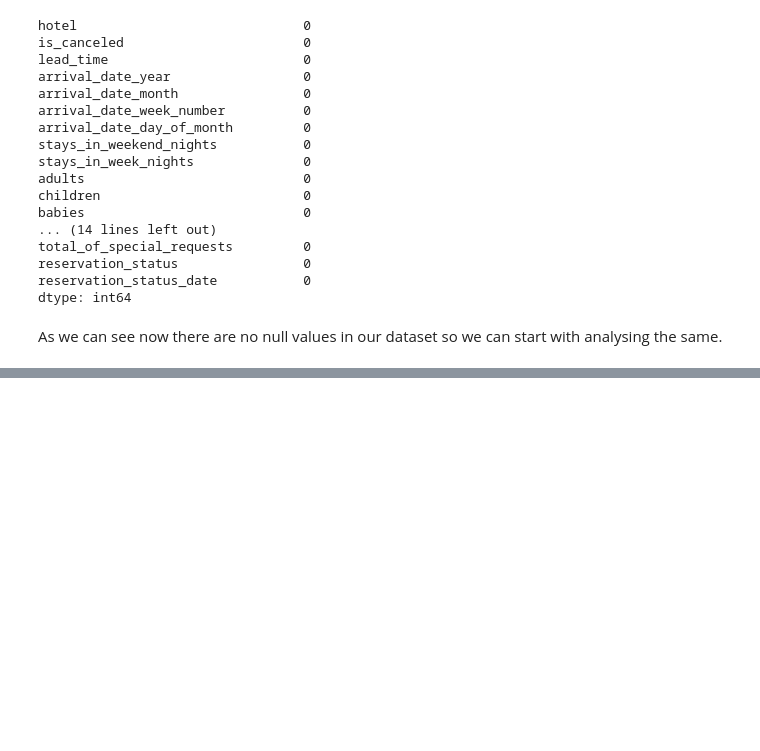
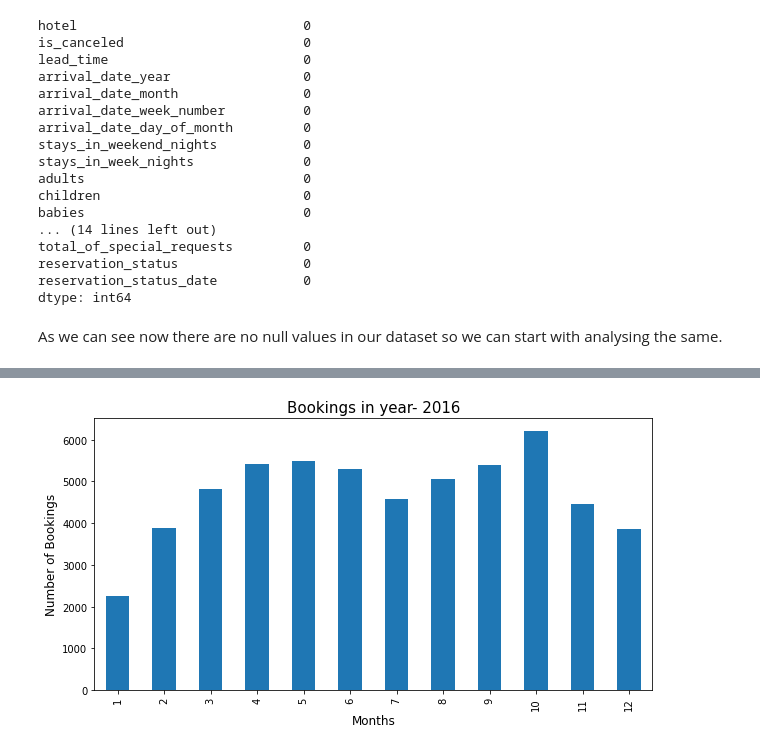
Before and after one commit to LuvMutreja/Hotel-booking-analysis, a Jupyter notebook: Luv_Mutreja_Hotel_Booking_Analysis_Capstone_Project.ipynb, the cells around one changed output, grey strips where cells are left out. Drawn from its saved outputs; the diff is of its cells as text; code cells hidden in the pictures; blank space fills up the shorter version.

```diff
--- a/Luv_Mutreja_Hotel_Booking_Analysis_Capstone_Project.ipynb
+++ b/Luv_Mutreja_Hotel_Booking_Analysis_Capstone_Project.ipynb
@@ -140,0 +248,2 @@ As we can see now there are no null values in our dataset so we can start with a
+# %%
+bookings_in2016=per_month_booking_for_each_year.iloc[1]
@@ -140,0 +267,8 @@ As we can see now there are no null values in our dataset so we can start with a
+# %%
+bookings_in2016.plot(kind='bar')
+plt.title('Bookings in year- 2016',fontsize=15)
+plt.xlabel('Months',fontsize=12)
+plt.ylabel('Number of Bookings',fontsize=12)
+plt.show()
+# %% [output]
+[figure, added]
```
Also changed, not shown: parts of 15 cells of this notebook.
